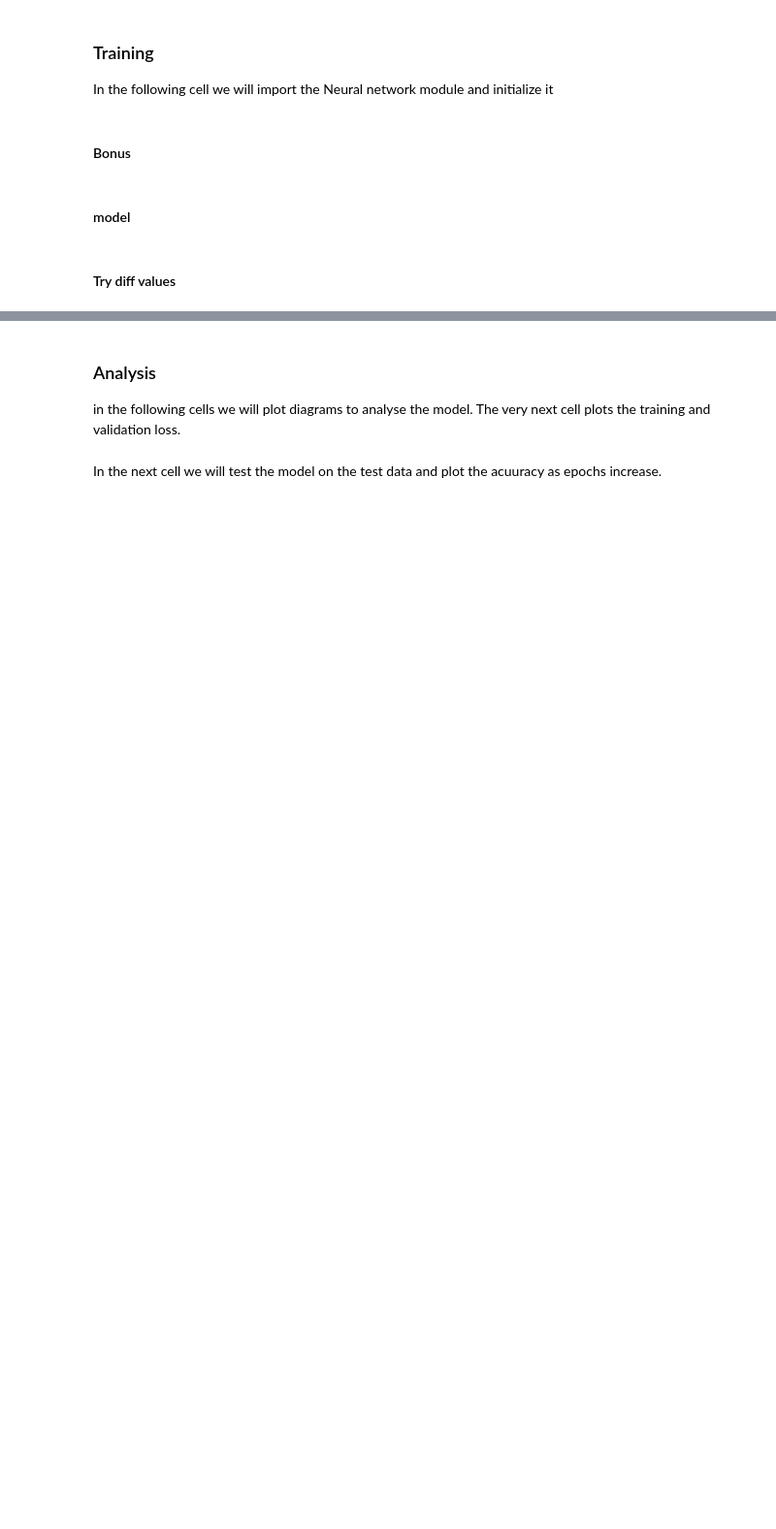
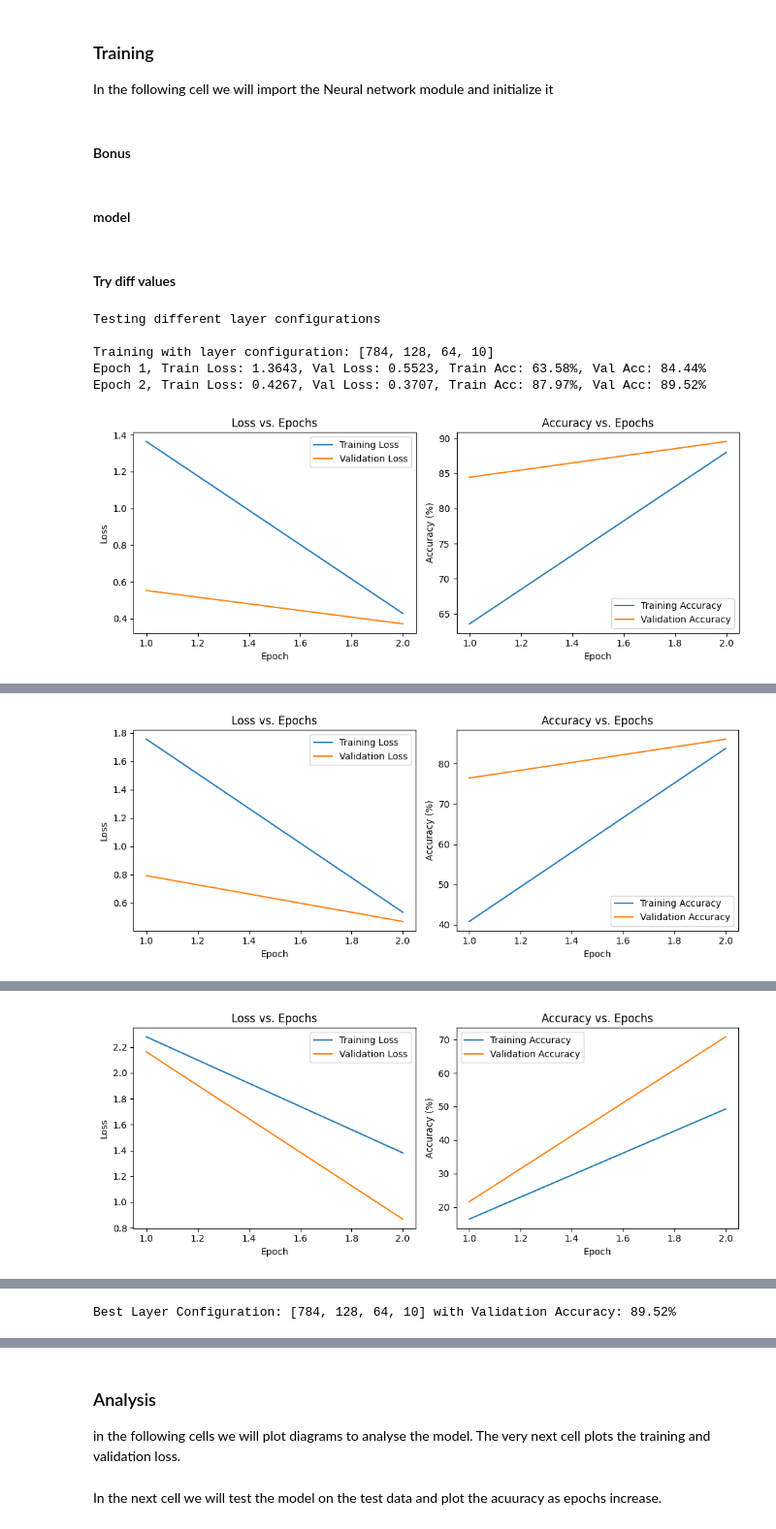
Before and after one commit to 0marsaad/Number-image_identification, a Jupyter notebook: Neural.ipynb, the cells around one changed output, grey strips where cells are left out. Shown at 97% size. Cells and saved outputs as stored; diff of their text form; code cells hidden in the pictures; blank space fills up the shorter version.

```diff
--- a/Neural.ipynb
+++ b/Neural.ipynb
@@ -240,3 +240,34 @@ def plot(epochs, train_losses, val_losses, train_accuracies, val_accuracies):
     plt.show()
 # %% [markdown]
 #### Try diff values
+# %%
+# try diff num of layers
+criterion = nn.CrossEntropyLoss()
+Epochs =2
+layer_nums = [
+    [784, 128, 64, 10],       # 2 layers
+    [784, 128, 64, 32, 10],   # 3 layers
+    [784, 256, 128, 64, 32, 10],   # 4 layers
+    [784, 512, 256, 128, 64, 32, 10]   # 5 layers
+]
+best_val_accuracy_layer = 0
+best_layer_nums = None
+print("Testing different layer configurations\n")
+for layer in layer_nums:
+    print(f"Training with layer configuration: {layer}")
+    model = NeuralNetwork(layer)
+    optimizer = optim.SGD(model.parameters(), lr=.01)
+    train_losses, val_losses, train_accuracies, val_accuracies = train_model(model, train_loader, val_loader, criterion, optimizer, epochs = Epochs)
+    plot(list(range(1, Epochs + 1)),train_losses,val_losses,train_accuracies,val_accuracies)
+    if max(val_accuracies) > best_val_accuracy_layer:
+        best_val_accuracy_layer = max(val_accuracies)
+        best_layer_nums = layer
+
+print(f"\nBest Layer Configuration: {best_layer_nums} with Validation Accuracy: {best_val_accuracy_layer:.2f}%\n")
+# %% [output]
+Testing different layer configurations
+
+Training with layer configuration: [784, 128, 64, 10]
+Epoch 1, Train Loss: 1.3643, Val Loss: 0.5523, Train Acc: 63.58%, Val Acc: 84.44%
+Epoch 2, Train Loss: 0.4267, Val Loss: 0.3707, Train Acc: 87.97%, Val Acc: 89.52%
+[figure, added]
@@ -242,0 +277 @@ def plot(epochs, train_losses, val_losses, train_accuracies, val_accuracies):
+[figure, added]
@@ -242,0 +281 @@ def plot(epochs, train_losses, val_losses, train_accuracies, val_accuracies):
+[figure, added]
@@ -242,0 +286 @@ def plot(epochs, train_losses, val_losses, train_accuracies, val_accuracies):
+Best Layer Configuration: [784, 128, 64, 10] with Validation Accuracy: 89.52%
```
Also changed, not shown: parts of 10 cells of this notebook.
